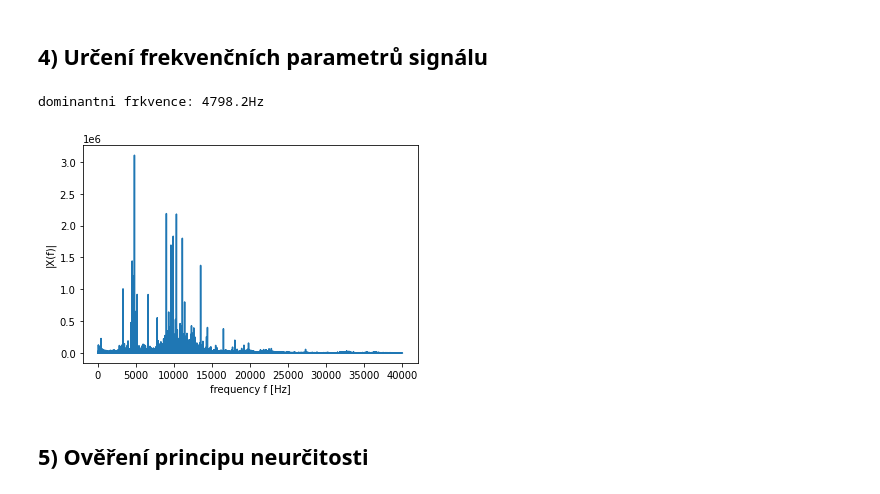
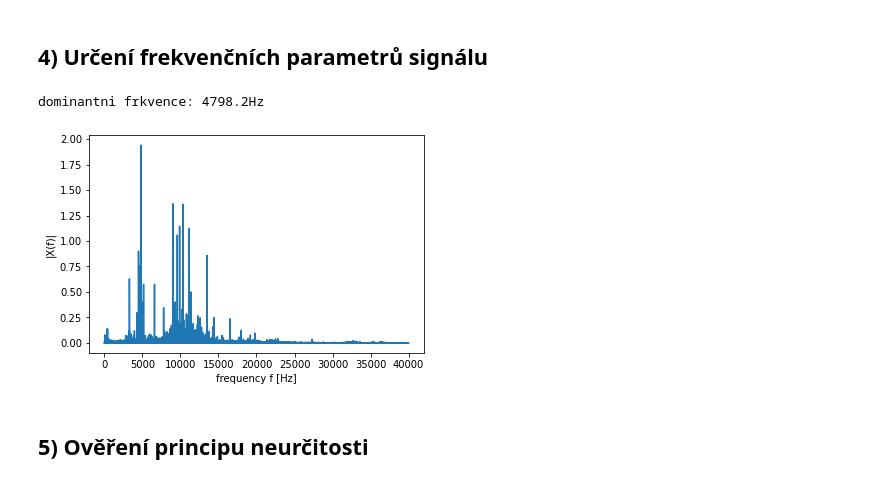
Before and after one commit to Fiiila/MS1_2022, a Jupyter notebook: MS1_semestralka02.ipynb, the cells around one changed output. Drawn from its saved outputs; the diff is of its cells as text; code cells hidden in the pictures.

```diff
--- a/MS1_semestralka02.ipynb
+++ b/MS1_semestralka02.ipynb
@@ -65,19 +60,19 @@ efektivni hodnota signalu: 7.1612
 # %%
 # spektrum signálu
 spectrum = np.fft.fft(signal)
-power_spectrum = abs(spectrum)
+power_spectrum = abs(spectrum)/len(signal)
 frequencies = np.fft.fftfreq(len(spectrum),1/freq)
 i = frequencies>0
 plt.figure()
 plt.plot(frequencies[i],2*power_spectrum[i])
 plt.xlabel("frequency f [Hz]")
 plt.ylabel("|X(f)|")
 plt.savefig("power_spectrum.eps", format="eps")
 # dominantní frekvence
 print(f'dominantni frkvence: {frequencies[np.argmax(abs(spectrum))]}Hz')
 # %% [output]
 dominantni frkvence: 4798.2Hz
-[figure, old version]
+[figure, new version]
 # %% [markdown]
 ## 5) Ověření principu neurčitosti
 # %%
```
Also changed, not shown: parts of 1 cell of this notebook.
